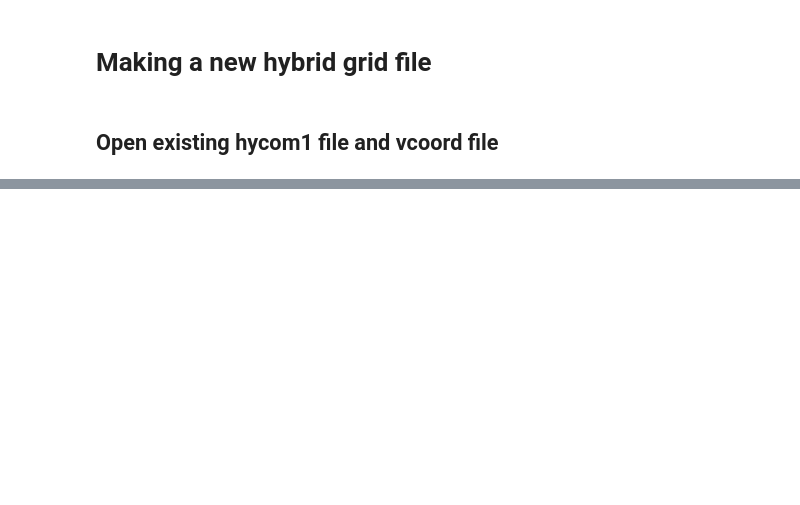
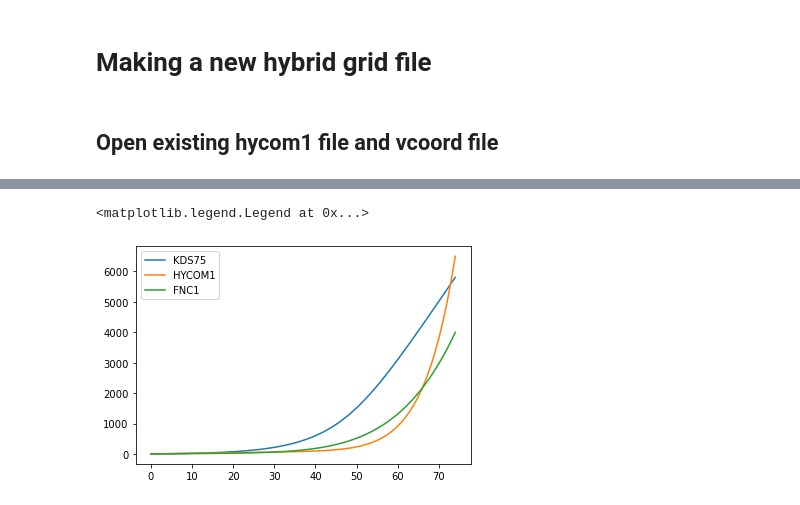
Before and after one commit to COSIMA/mom6-panan, a Jupyter notebook: scripts/make_hybrid_kds75.ipynb, the cells around one changed output, grey strips where cells are left out. Saved outputs shown, nothing was run; the diff lists cells and outputs as text; code cells hidden in the pictures; blank space fills up the shorter version.

```diff
--- a/scripts/make_hybrid_kds75.ipynb
+++ b/scripts/make_hybrid_kds75.ipynb
@@ -21,2 +37,10 @@ plt.legend()
+# %%
+plt.plot(np.cumsum(dz_KDS75),label='KDS75')
+plt.plot(np.cumsum(ds_hycom.dz),label='HYCOM1')
+plt.plot(np.cumsum(dz),label='FNC1')
+plt.legend()
+# %% [output]
+<matplotlib.legend.Legend at 0x...>
+[figure, added]
 # %%
 ds_hycom['dz'].values = dz
```
Also changed, not shown: parts of 5 cells of this notebook, 2 other files.
